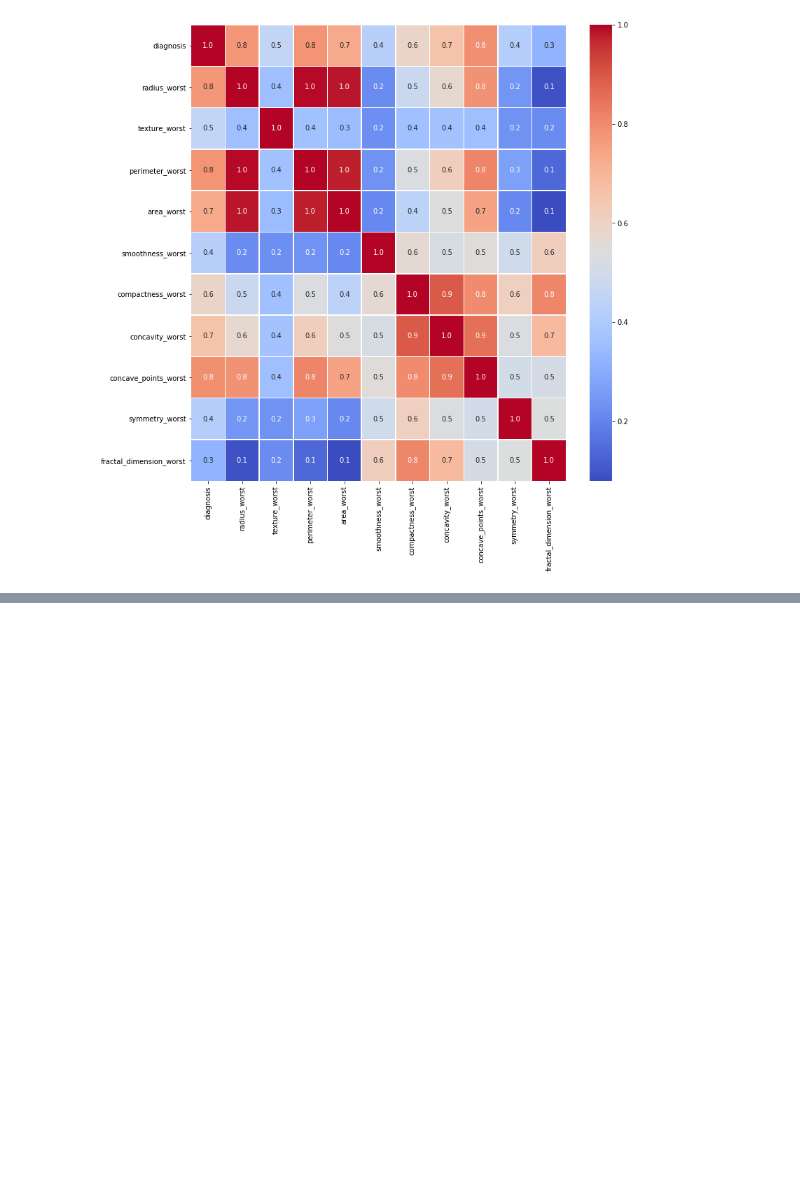
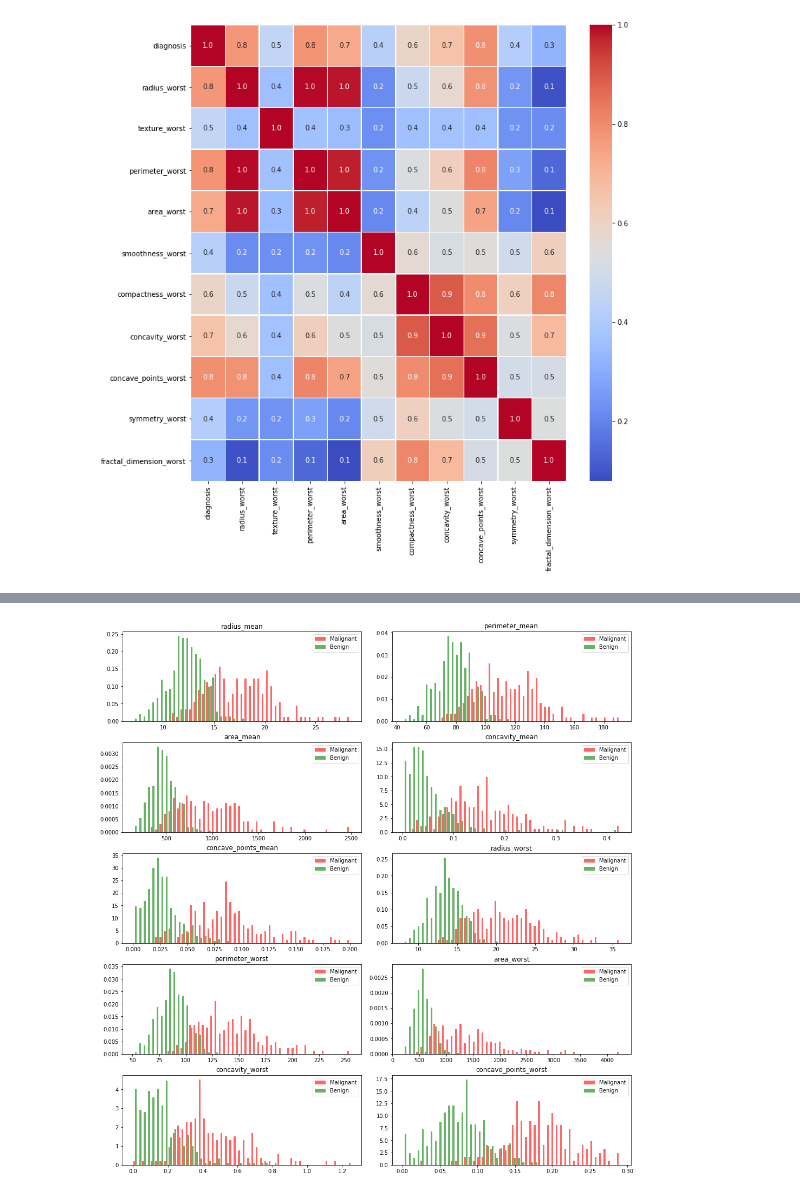
Before and after one commit to lmiranda1107/ml_final_project, a Jupyter notebook: Step_3-model_selection.ipynb, the cells around one changed output, grey strips where cells are left out. Saved outputs shown, nothing was run; the diff lists cells and outputs as text; code cells hidden in the pictures; blank space fills up the shorter version.

```diff
--- a/Step_3-model_selection.ipynb
+++ b/Step_3-model_selection.ipynb
@@ -144,0 +199,18 @@ sns_plot=sns.heatmap(df_worst.corr(), annot=True, linewidths=.5, fmt= '.1f',ax=a
+# %%
+#Plots of 10 features with the highest correlations based on above analysis
+plt.rcParams.update({'font.size': 10})
+plot, graphs = plt.subplots(nrows=5, ncols=2, figsize=(14,16))
+graphs = graphs.flatten()
+
+for idx, graph in enumerate(graphs):
+    graph.figure
+
+    binwidth= (max(df[list[idx]]) - min(df[list[idx]]))/50
+    bins = np.arange(min(df[list[idx]]), max(df[list[idx]]) + binwidth, binwidth)
+    graph.hist([malignant[list[idx]],benign[list[idx]]], bins=bins, alpha=0.6, density=True, label=['Malignant','Benign'], color=['red','green'])
+    graph.legend(loc='upper right')
+    graph.set_title(list[idx])
+plt.tight_layout()
+plt.subplots_adjust(top=0.88)
+# %% [output]
+[figure, added]
```
Also changed, not shown: parts of 35 cells of this notebook, 3 other files.
